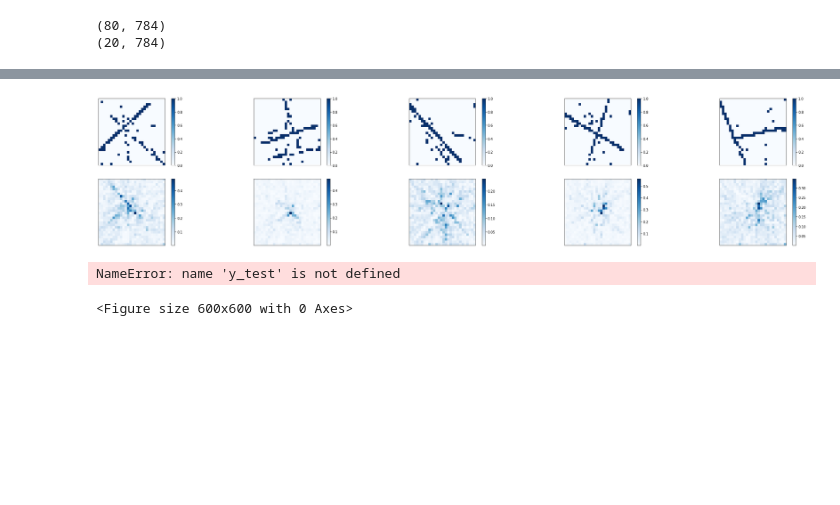
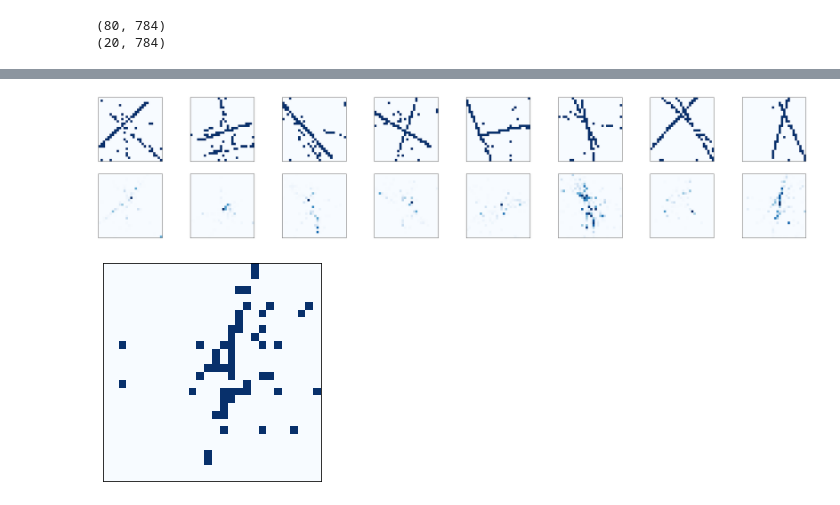
Before and after one commit to mrquincle/keras-adversarial-autoencoders, a Jupyter notebook: experiments/Autoencoder Lines.ipynb, the cells around one changed output, grey strips where cells are left out. Drawn from its saved outputs; the diff is of its cells as text; code cells hidden in the pictures; blank space fills up the shorter version.

Commit message:
Add test with lines. We use binary cross entropy and the adam optimizer. The sparsity is making reconstruction hard though.

```diff
--- a/experiments/Autoencoder Lines.ipynb
+++ b/experiments/Autoencoder Lines.ipynb
@@ -70,8 +70,8 @@ Using TensorFlow backend.
 from keras.layers import Input, Dense
 from keras.models import Model
 
-# this is the size of our encoded representations (was 32)
-encoding_dim = 10
+# this is the size of our encoded representations
+encoding_dim = 32
 batch_size = 100
 epochs = 1000
 
@@ -155,43 +156,39 @@ decoded_imgs = decoder.predict(encoded_imgs)
 # %%
 # use Matplotlib (don't ask)
 import matplotlib.pyplot as plt
 
-n = 5  # how many digits we will display
+n = 8  # how many digits we will display
 plt.figure(figsize=(40, 8))
 for i in range(n):
     # display original
     ax = plt.subplot(2, n, i + 1)
     #original = x_test[i].reshape(round(input_size/2), 2)
     #plt.scatter(original[:, 0], original[:, 1], cmap='Blues')
     original = x_test[i].reshape((resX, resY))
     plt.imshow(original, interpolation='nearest', cmap='Blues', extent=(0.5,np.shape(original)[0]+0.5,0.5,np.shape(original)[1]+0.5))
     ax.get_xaxis().set_visible(False)
     ax.get_yaxis().set_visible(False)
-    plt.colorbar()
 
     # display reconstruction
     ax = plt.subplot(2, n, i + 1 + n)
     #reconstruction = decoded_imgs[i].reshape(round(input_size/2), 2)
     #plt.scatter(reconstruction[:, 0], reconstruction[:, 1], cmap='Blues')
     reconstruction = decoded_imgs[i].reshape((resX, resY))
+    #threshold = 0.01
+    #reconstruction = reconstruction > threshold
     plt.imshow(reconstruction, interpolation='nearest', cmap='Blues', extent=(0.5,np.shape(reconstruction)[0]+0.5,0.5,np.shape(reconstruction)[1]+0.5))
     ax.get_xaxis().set_visible(False)
     ax.get_yaxis().set_visible(False)
-    plt.colorbar()
 plt.show()
 # %% [output]
-[figure, old version]
+[figure, new version]
-# %%
-x_test_encoded = encoder.predict(x_test, batch_size=batch_size)
-
-with plt.style.context(['default','ggplot'], after_reset=True):
-    plt.figure(figsize=(6, 6))
-    plt.scatter(x_test_encoded[:, 0], x_test_encoded[:, 1], c=y_test, cmap='Blues')
-    plt.colorbar()
-    plt.show()
-# %% [output]
-NameError: name 'y_test' is not defined
-<Figure size 600x600 with 0 Axes>
+# %%
+norm_reconstruction = reconstruction>0.05;
+norm_fig = plt.imshow(norm_reconstruction, interpolation='nearest', cmap='Blues', extent=(0.5,np.shape(norm_reconstruction)[0]+0.5,0.5,np.shape(norm_reconstruction)[1]+0.5))
+norm_fig.axes.get_xaxis().set_visible(False)
+norm_fig.axes.get_yaxis().set_visible(False)
+# %% [output]
+[figure, added]
 # %%
 nx = ny = 20
 x_values = np.linspace(-3, 3, nx)
```
Also changed, not shown: parts of 3 cells of this notebook.
